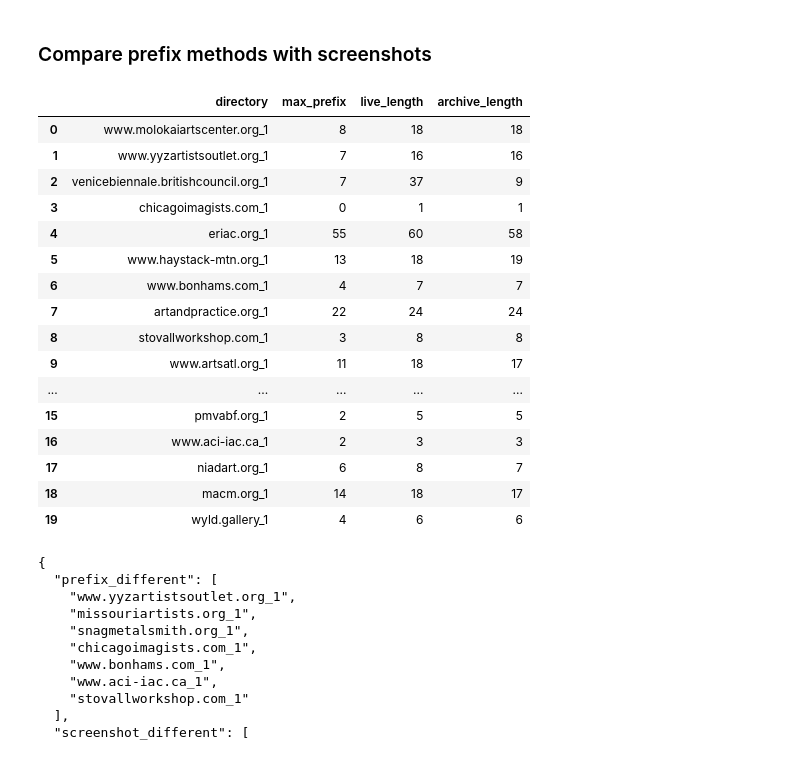
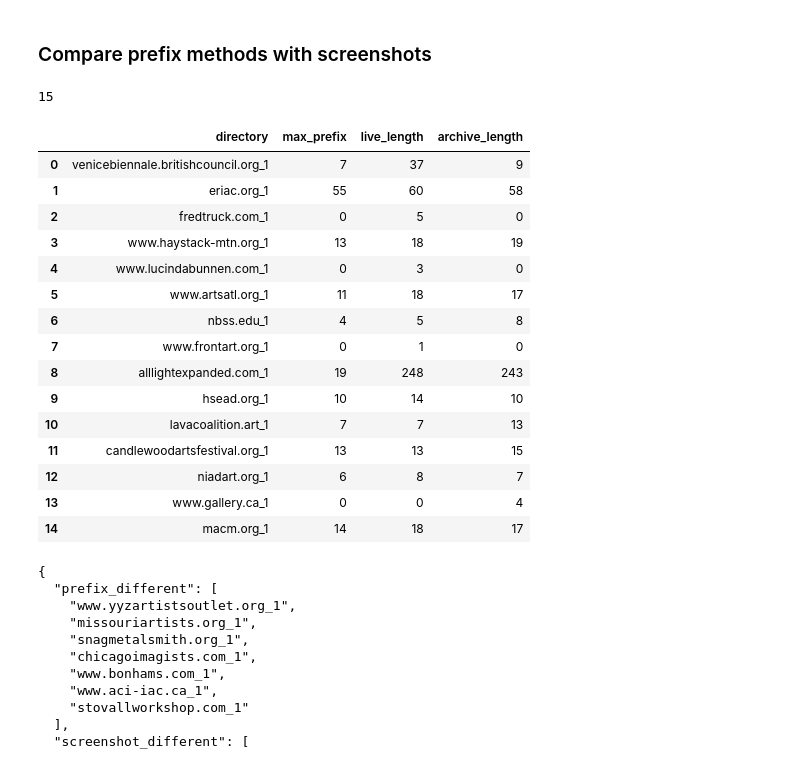
Before and after one commit to JingyZhu/FidEx, a Jupyter notebook: synchronization/synchronization.ipynb, the cells around one changed output. Drawn from its saved outputs; the diff is of its cells as text; code cells hidden in the pictures.

```diff
--- a/synchronization/synchronization.ipynb
+++ b/synchronization/synchronization.ipynb
@@ -267,34 +338,36 @@ all_screenshots = {d for d in dir_screenshots}
 # %%
 df = pd.read_csv('longest_live_prefix_info.csv')
 new_df = pd.DataFrame(columns=['directory', 'max_prefix', 'live_length', 'archive_length'])
 i = 0
 unmatched_prefix = []
 all_prefix = set()
 for _, row in df.iterrows():
     all_prefix.add(row['directory'])
-    if row['max_prefix'] < min(row['live_length'], row['archive_length']):
+    # if row['max_prefix'] < min(row['live_length'], row['archive_length']):
+    if row['archive_length'] != row['live_length']:
         new_df.loc[i] = row
         i += 1
         unmatched_prefix.append(row['directory'])
+print(i)
 new_df
 # %% [output]
+15
 |  | directory | max_prefix | live_length | archive_length |
-| 0 | www.molokaiartscenter.org_1 | 8 | 18 | 18 |
-| 1 | www.yyzartistsoutlet.org_1 | 7 | 16 | 16 |
-| 2 | venicebiennale.britishcouncil.org_1 | 7 | 37 | 9 |
-| 3 | chicagoimagists.com_1 | 0 | 1 | 1 |
-| 4 | eriac.org_1 | 55 | 60 | 58 |
-| 5 | www.haystack-mtn.org_1 | 13 | 18 | 19 |
-| 6 | www.bonhams.com_1 | 4 | 7 | 7 |
-| 7 | artandpractice.org_1 | 22 | 24 | 24 |
-| 8 | stovallworkshop.com_1 | 3 | 8 | 8 |
-| 9 | www.artsatl.org_1 | 11 | 18 | 17 |
-| ... | ... | ... | ... | ... |
-| 15 | pmvabf.org_1 | 2 | 5 | 5 |
-| 16 | www.aci-iac.ca_1 | 2 | 3 | 3 |
-| 17 | niadart.org_1 | 6 | 8 | 7 |
-| 18 | macm.org_1 | 14 | 18 | 17 |
-| 19 | wyld.gallery_1 | 4 | 6 | 6 |
+| 0 | venicebiennale.britishcouncil.org_1 | 7 | 37 | 9 |
+| 1 | eriac.org_1 | 55 | 60 | 58 |
+| 2 | fredtruck.com_1 | 0 | 5 | 0 |
+| 3 | www.haystack-mtn.org_1 | 13 | 18 | 19 |
+| 4 | www.lucindabunnen.com_1 | 0 | 3 | 0 |
+| 5 | www.artsatl.org_1 | 11 | 18 | 17 |
+| 6 | nbss.edu_1 | 4 | 5 | 8 |
+| 7 | www.frontart.org_1 | 0 | 1 | 0 |
+| 8 | alllightexpanded.com_1 | 19 | 248 | 243 |
+| 9 | hsead.org_1 | 10 | 14 | 10 |
+| 10 | lavacoalition.art_1 | 7 | 7 | 13 |
+| 11 | candlewoodartsfestival.org_1 | 13 | 13 | 15 |
+| 12 | niadart.org_1 | 6 | 8 | 7 |
+| 13 | www.gallery.ca_1 | 0 | 0 | 4 |
+| 14 | macm.org_1 | 14 | 18 | 17 |
 # %%
 both = all_prefix.intersection(all_screenshots)
 unmatched_prefix_set = set([s for s in unmatched_prefix if s in both])
```
Also changed, not shown: parts of 4 cells of this notebook, 11 other files.
